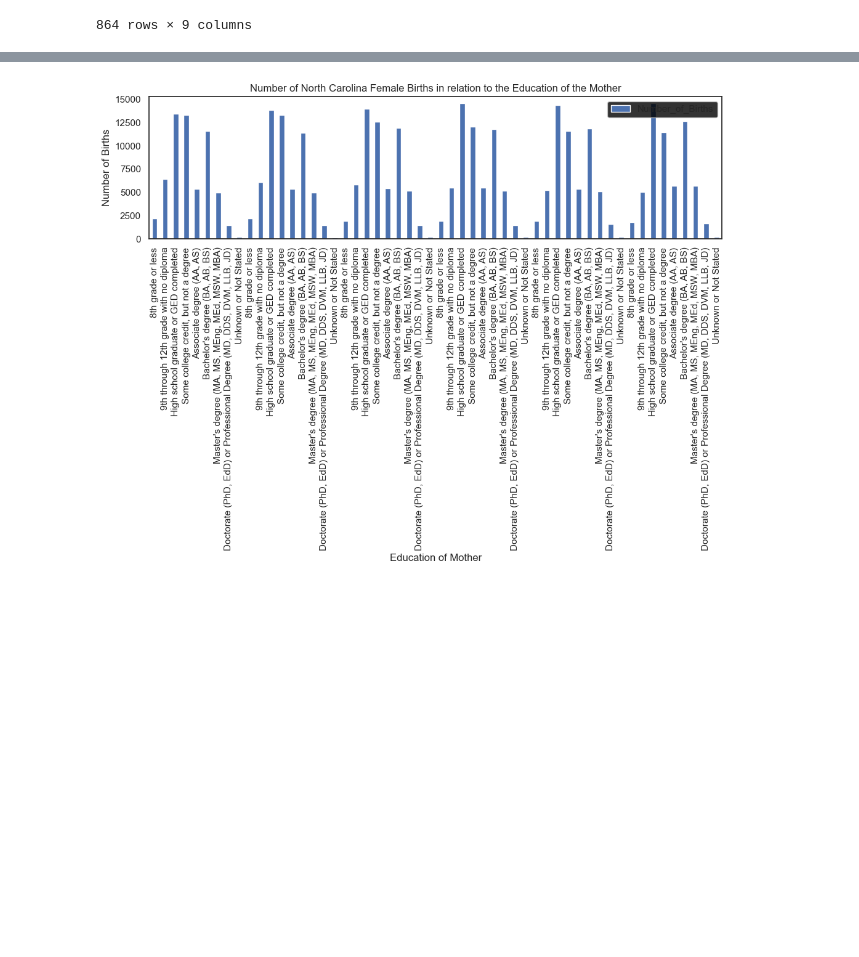
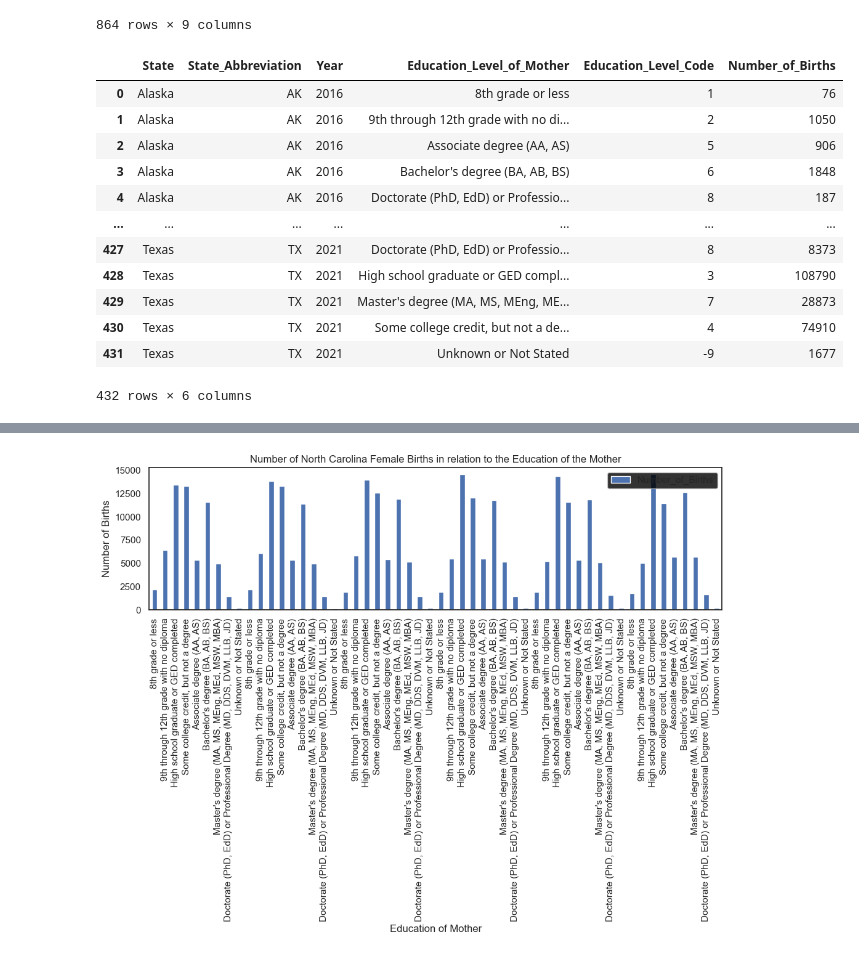
Before and after one commit to adrue94/project-3-repository, a Jupyter notebook: data/charts.ipynb, the cells around one changed output, grey strips where cells are left out. Drawn from its saved outputs; the diff is of its cells as text; code cells hidden in the pictures; blank space fills up the shorter version.

Commit message:
merged years df with exported csv file

```diff
--- a/data/charts.ipynb
+++ b/data/charts.ipynb
@@ -95,11 +95,29 @@ selected_df
 # %%
 # Dataframe that merges the male and female into one
 # Create separate dataframes for each gender
 female_df = selected_df[(selected_df.Gender == 'F')]
 male_df = selected_df[(selected_df.Gender == 'M')]
 
 # Remove the last two columns from each
-femaleReduced_df = female_df.drop(columns=['Average_Age_of_Mother_(years)','Average_Birth_Weight_(g)'])
-maleReduced_df = male_df.drop(columns=['Average_Age_of_Mother_(years)','Average_Birth_Weight_(g)'])
+femaleReduced_df = female_df.drop(columns=['Gender','Average_Age_of_Mother_(years)','Average_Birth_Weight_(g)'])
+maleReduced_df = male_df.drop(columns=['Gender','Average_Age_of_Mother_(years)','Average_Birth_Weight_(g)'])
 
 # Merge the dataframes,combining the genders
+bothGendersReduced_df = pd.concat([femaleReduced_df, maleReduced_df]).groupby(['State', 'State_Abbreviation',
+                            'Year', 'Education_Level_of_Mother', 'Education_Level_Code']).sum().reset_index()
+bothGendersReduced_df = bothGendersReduced_df.drop(columns=['mean_births'])
+bothGendersReduced_df
+# %% [output]
+|  | State | State_Abbreviation | Year | Education_Level_of_Mother | Education_Level_Code | Number_of_Births |
+| 0 | Alaska | AK | 2016 | 8th grade or less | 1 | 76 |
+| 1 | Alaska | AK | 2016 | 9th through 12th grade with no di... | 2 | 1050 |
+| 2 | Alaska | AK | 2016 | Associate degree (AA, AS) | 5 | 906 |
+| 3 | Alaska | AK | 2016 | Bachelor's degree (BA, AB, BS) | 6 | 1848 |
+| 4 | Alaska | AK | 2016 | Doctorate (PhD, EdD) or Professio... | 8 | 187 |
+| ... | ... | ... | ... | ... | ... | ... |
+| 427 | Texas | TX | 2021 | Doctorate (PhD, EdD) or Professio... | 8 | 8373 |
+| 428 | Texas | TX | 2021 | High school graduate or GED compl... | 3 | 108790 |
+| 429 | Texas | TX | 2021 | Master's degree (MA, MS, MEng, ME... | 7 | 28873 |
+| 430 | Texas | TX | 2021 | Some college credit, but not a de... | 4 | 74910 |
+| 431 | Texas | TX | 2021 | Unknown or Not Stated | -9 | 1677 |
+432 rows × 6 columns
```
Also changed, not shown: parts of 3 cells of this notebook, 1 other file.
